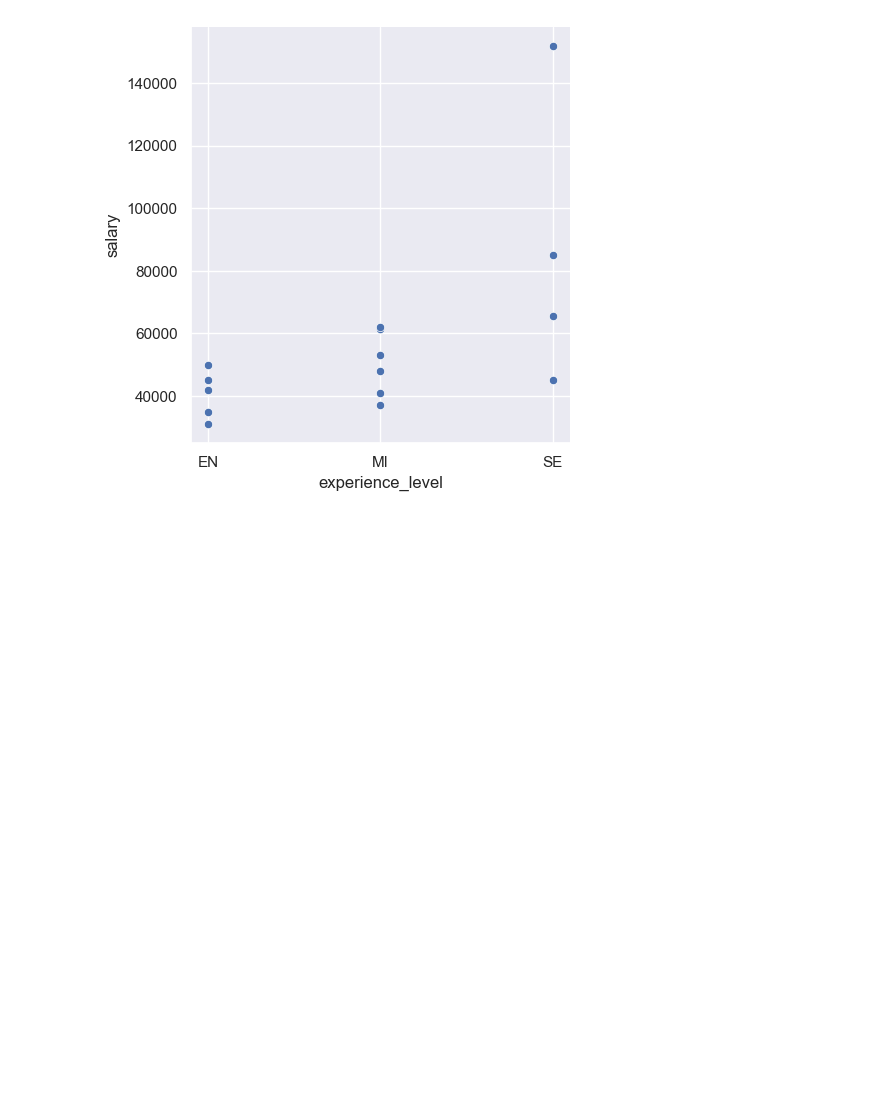
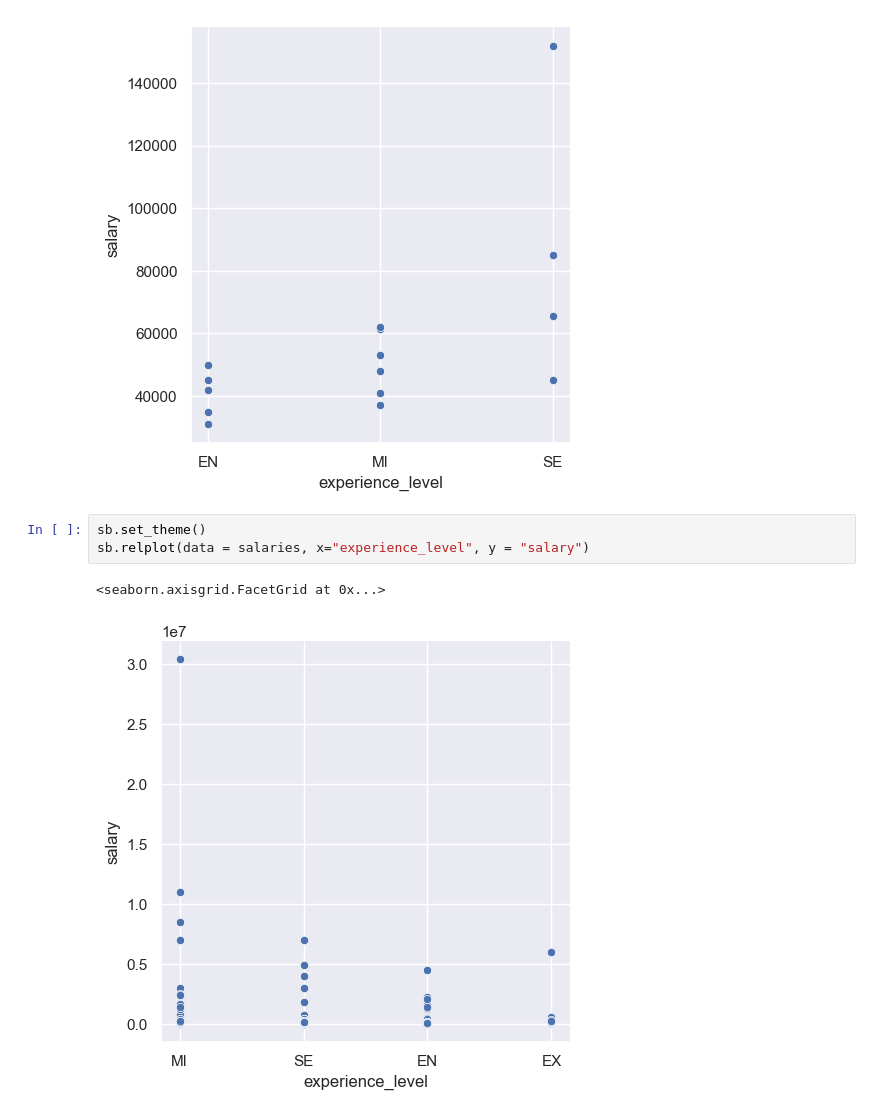
Before and after one commit to devFendrix/mini_exo_python, a Jupyter notebook: mini_projet.ipynb, the cells around one changed output. Saved outputs shown, nothing was run; the diff lists cells and outputs as text; blank space fills up the shorter version.

```diff
--- a/mini_projet.ipynb
+++ b/mini_projet.ipynb
@@ -33,6 +33,12 @@ sb.relplot(data = salariesFR, x="experience_level", y = "salary")
 # %% [output]
 <seaborn.axisgrid.FacetGrid at 0x...>
 [figure]
+# %%
+sb.set_theme()
+sb.relplot(data = salaries, x="experience_level", y = "salary")
+# %% [output]
+<seaborn.axisgrid.FacetGrid at 0x...>
+[figure, added]
 # %%
 mpl.figure(figsize=(15, 10))
 sb.countplot(x="job_title", data = salariesFR, order = salariesFR['job_title'].value_counts().index)
```
Also changed, not shown: parts of 4 cells of this notebook, 1 other file.
